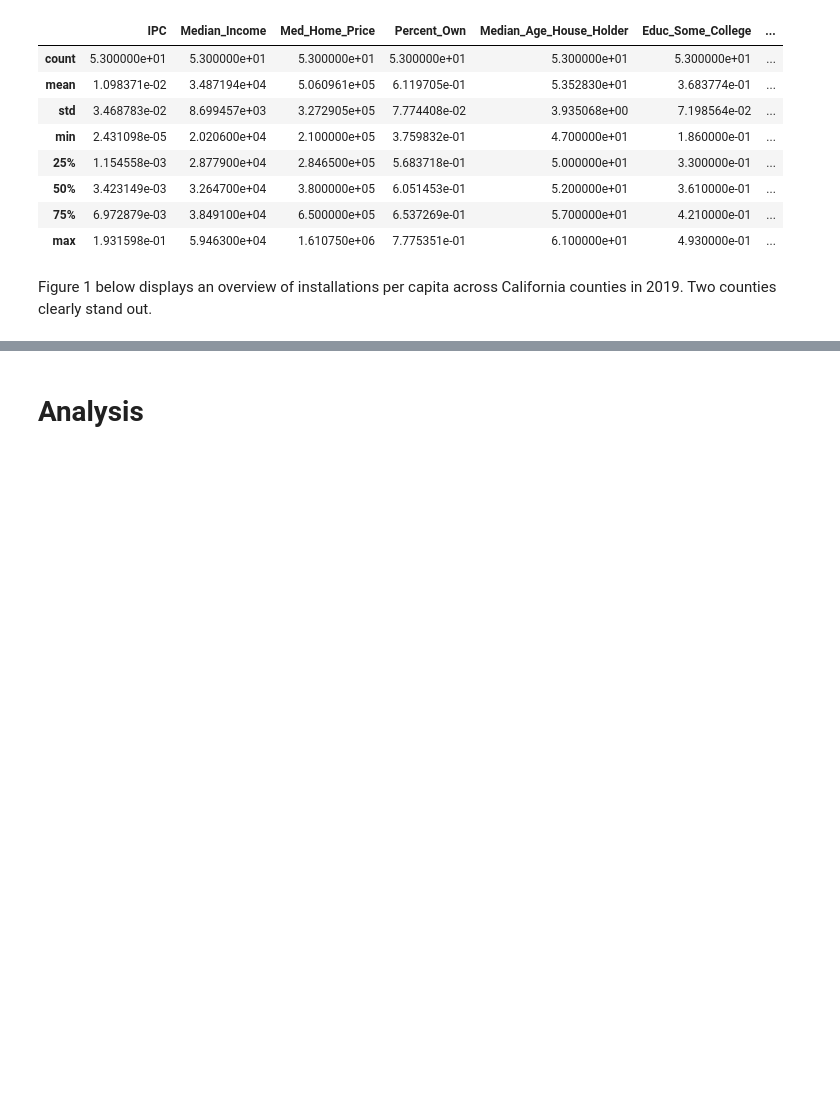
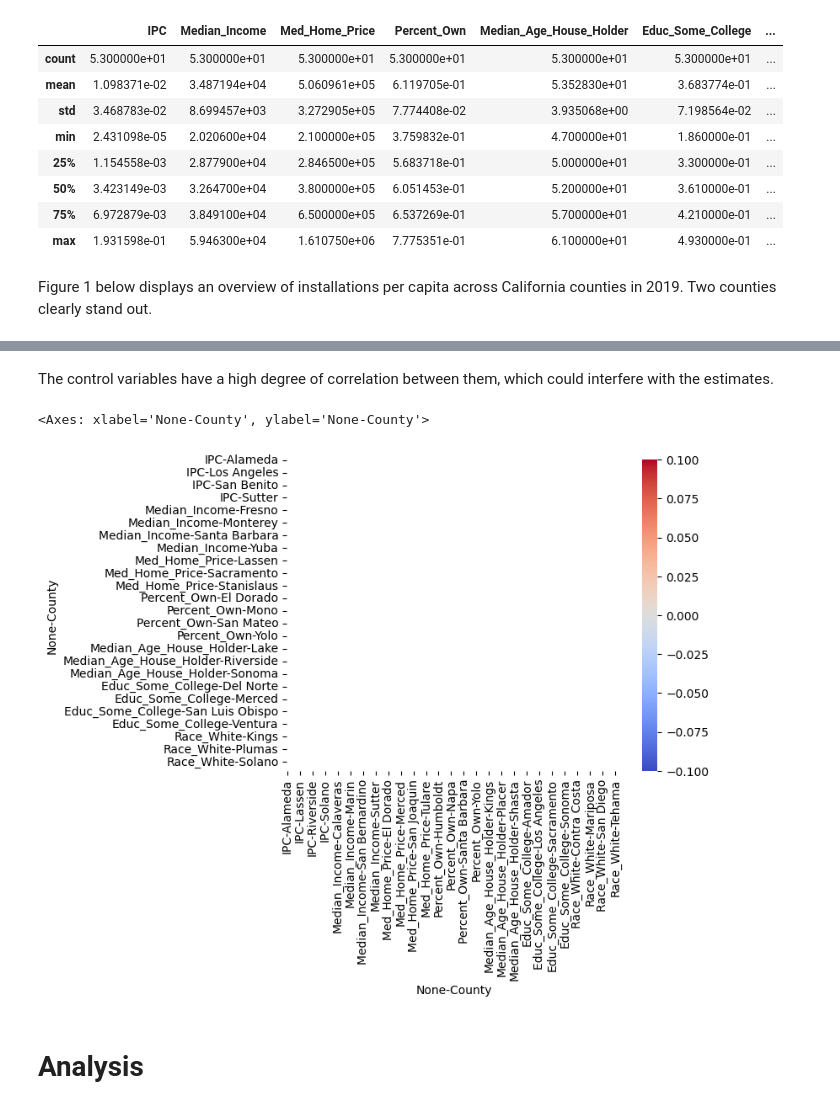
Before and after one commit to TheoDubus97/Final-project, a Jupyter notebook: 294A_Final_Project.ipynb, the cells around one changed output, grey strips where cells are left out. Cells and saved outputs as stored; diff of their text form; code cells hidden in the pictures; blank space fills up the shorter version.

```diff
--- a/294A_Final_Project.ipynb
+++ b/294A_Final_Project.ipynb
@@ -76,3 +96,15 @@ plt.scatter(x1, y1)
+# %% [markdown]
+The control variables have a high degree of correlation between them, which could interfere with the estimates.
+# %%
+import numpy as np
+import seaborn as sns
+#xcorr = TD1.drop(columns='County')
+corr = TD1.pivot(columns='County').corr()
+mask = np.triu(np.ones_like(corr, dtype=bool))
+sns.heatmap(corr, mask = mask, annot=True, cmap="coolwarm")
+# %% [output]
+<Axes: xlabel='None-County', ylabel='None-County'>
+[figure, added]
 # %% [markdown]
 # Analysis
 # %% [markdown]
```
Also changed, not shown: parts of 4 cells of this notebook.
